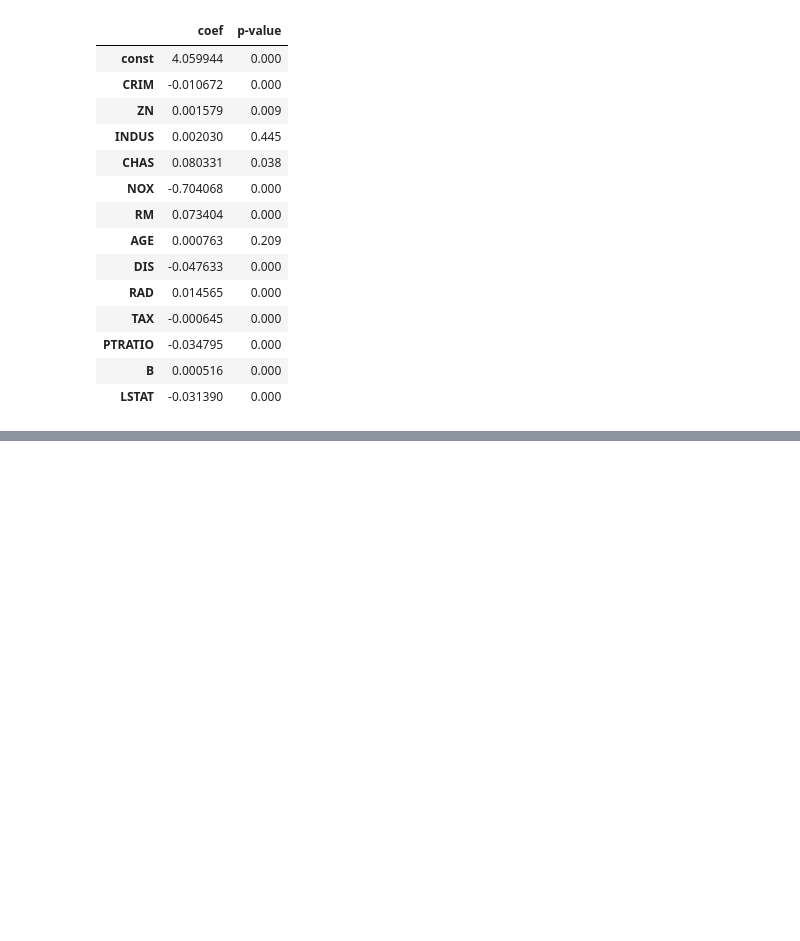
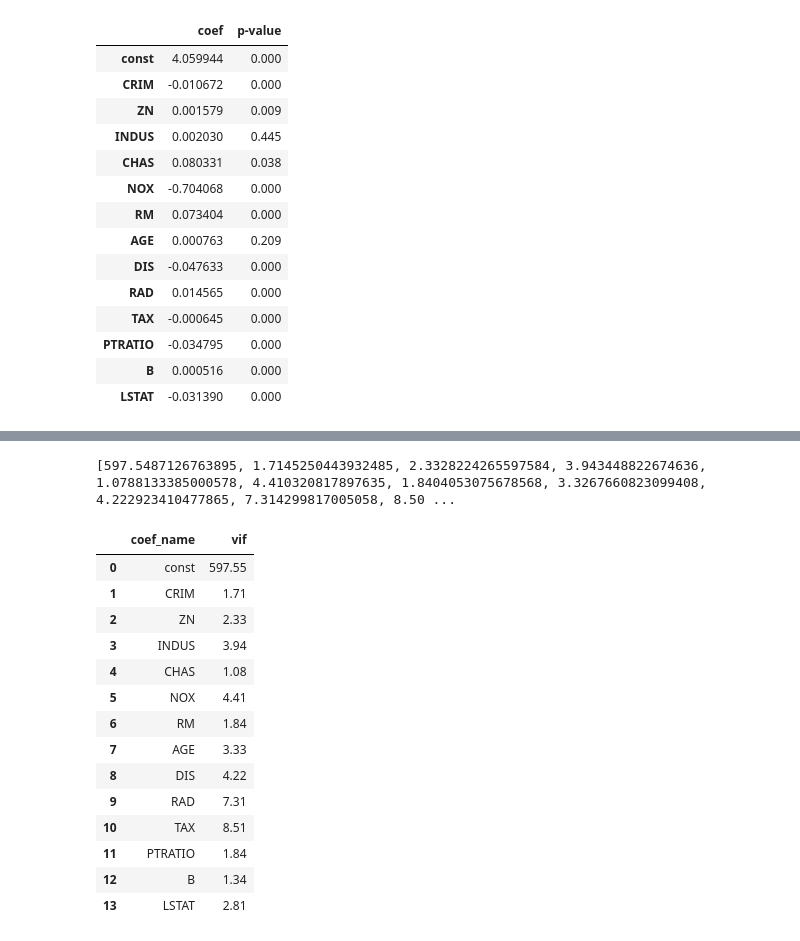
Before and after one commit to Sampatankar/DataScienceBootcamp2020-Python, a Jupyter notebook: 5MultivariableLinearRegression/04 Multivariable Regression.ipynb, the cells around one changed output, grey strips where cells are left out. Saved outputs shown, nothing was run; the diff lists cells and outputs as text; code cells hidden in the pictures; blank space fills up the shorter version.

```diff
--- a/5MultivariableLinearRegression/04 Multivariable Regression.ipynb
+++ b/5MultivariableLinearRegression/04 Multivariable Regression.ipynb
@@ -672,0 +692,5 @@ pd.DataFrame({'coef': results.params, 'p-value': round(results.pvalues, 3)})
+# %%
+# Challenge: write a for loop that prints out all the VIFs for all the features:
+for i in range(X_incl_const.shape[1]):
+    print(variance_inflation_factor(exog=X_incl_const.values, exog_idx=i))
+print('All done!')
@@ -672,0 +713,27 @@ pd.DataFrame({'coef': results.params, 'p-value': round(results.pvalues, 3)})
+# %%
+vif = [] # empty list
+for i in range(X_incl_const.shape[1]):
+    vif.append(variance_inflation_factor(exog=X_incl_const.values, exog_idx=i))
+print(vif)
+# %% [output]
+[597.5487126763895, 1.7145250443932485, 2.3328224265597584, 3.943448822674636, 1.0788133385000578, 4.410320817897635, 1.8404053075678568, 3.3267660823099408, 4.222923410477865, 7.314299817005058, 8.50 ...
+# %%
+vif = [variance_inflation_factor(exog=X_incl_const.values, exog_idx=i) for i in range(X_incl_const.shape[1])]
+
+pd.DataFrame({'coef_name': X_incl_const.columns, 'vif': np.around(vif, 2)})
+# %% [output]
+|  | coef_name | vif |
+| 0 | const | 597.55 |
+| 1 | CRIM | 1.71 |
+| 2 | ZN | 2.33 |
+| 3 | INDUS | 3.94 |
+| 4 | CHAS | 1.08 |
+| 5 | NOX | 4.41 |
+| 6 | RM | 1.84 |
+| 7 | AGE | 3.33 |
+| 8 | DIS | 4.22 |
+| 9 | RAD | 7.31 |
+| 10 | TAX | 8.51 |
+| 11 | PTRATIO | 1.84 |
+| 12 | B | 1.34 |
+| 13 | LSTAT | 2.81 |
```
Also changed, not shown: parts of 6 cells of this notebook.
